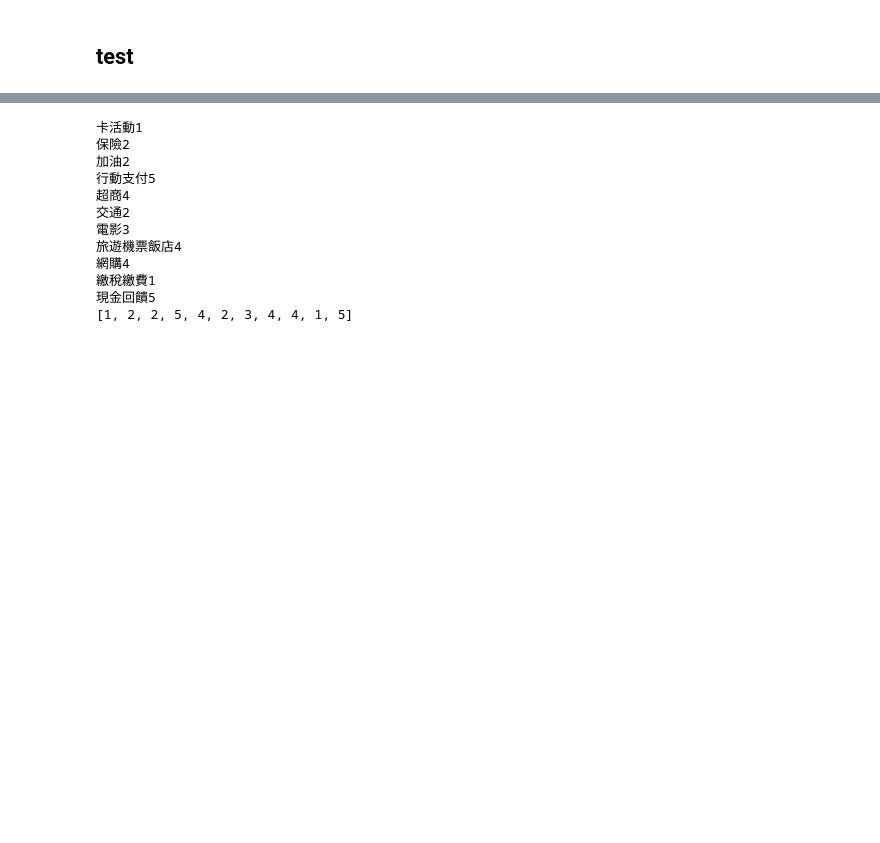
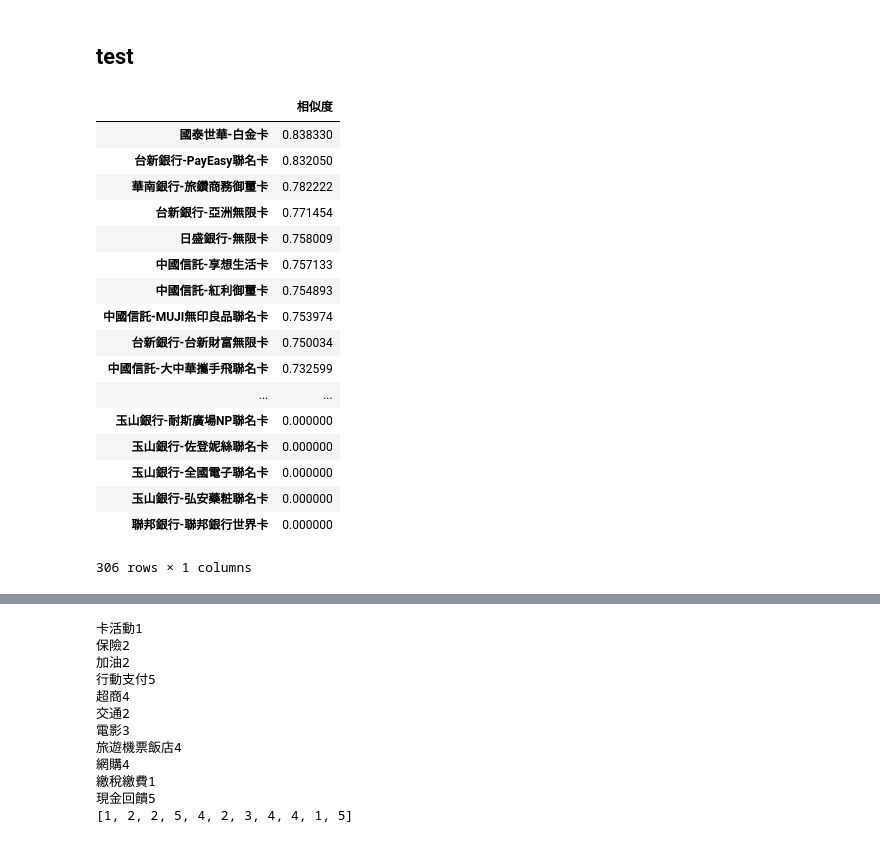
Before and after one commit to ShengHsiang-Kao/DB104, a Jupyter notebook: Recommend_Card/no_card_first_recommend/Code_Input.ipynb, the cells around one changed output, grey strips where cells are left out. Cells and saved outputs as stored; diff of their text form; code cells hidden in the pictures; blank space fills up the shorter version.

```diff
--- a/Recommend_Card/no_card_first_recommend/Code_Input.ipynb
+++ b/Recommend_Card/no_card_first_recommend/Code_Input.ipynb
@@ -99,0 +138,34 @@ def inputs(lll):
+# %%
+INP=pd.DataFrame(columns=['卡活動','保險','加油','行動支付','超商','交通','電影','旅遊機票飯店','網購','繳稅繳費','現金回饋'])
+INP.loc[0]=[0.0,0.0625,0.125,0.0,0.3125,0.0625,0.0,0.25,0.125,0.0,0.0625]
+x=cosine_similarity(card_df, INP)
+#top10idx=pd.Series([i[0] for i in x]).sort_values(ascending=False).index[:10]
+pd.DataFrame([i[0] for i in x],index=card_df.index,columns=['相似度']).sort_values(by=['相似度'],ascending=False)
+#pd.Series([i[0] for i in x]).sort_values(ascending=False).index
+#pd.Series([i[0] for i in x]).sort_values(ascending=False)
+#top10idx.to_list()
+#card_df2=card_df
+#card_df2['相似度']=0
+#card_df2['相似度']=[i[0] for i in x]
+#card_df2
+#card_df.iloc[top10idx.to_list()]
+#pd.Series(x).
+# %% [output]
+|  | 相似度 |
+| 國泰世華-白金卡 | 0.838330 |
+| 台新銀行-PayEasy聯名卡 | 0.832050 |
+| 華南銀行-旅鑽商務御璽卡 | 0.782222 |
+| 台新銀行-亞洲無限卡 | 0.771454 |
+| 日盛銀行-無限卡 | 0.758009 |
+| 中國信託-享想生活卡 | 0.757133 |
+| 中國信託-紅利御璽卡 | 0.754893 |
+| 中國信託-MUJI無印良品聯名卡 | 0.753974 |
+| 台新銀行-台新財富無限卡 | 0.750034 |
+| 中國信託-大中華攜手飛聯名卡 | 0.732599 |
+| ... | ... |
+| 玉山銀行-耐斯廣場NP聯名卡 | 0.000000 |
+| 玉山銀行-佐登妮絲聯名卡 | 0.000000 |
+| 玉山銀行-全國電子聯名卡 | 0.000000 |
+| 玉山銀行-弘安藥粧聯名卡 | 0.000000 |
+| 聯邦銀行-聯邦銀行世界卡 | 0.000000 |
+306 rows × 1 columns
```
Also changed, not shown: parts of 2 cells of this notebook, 17 other files.
